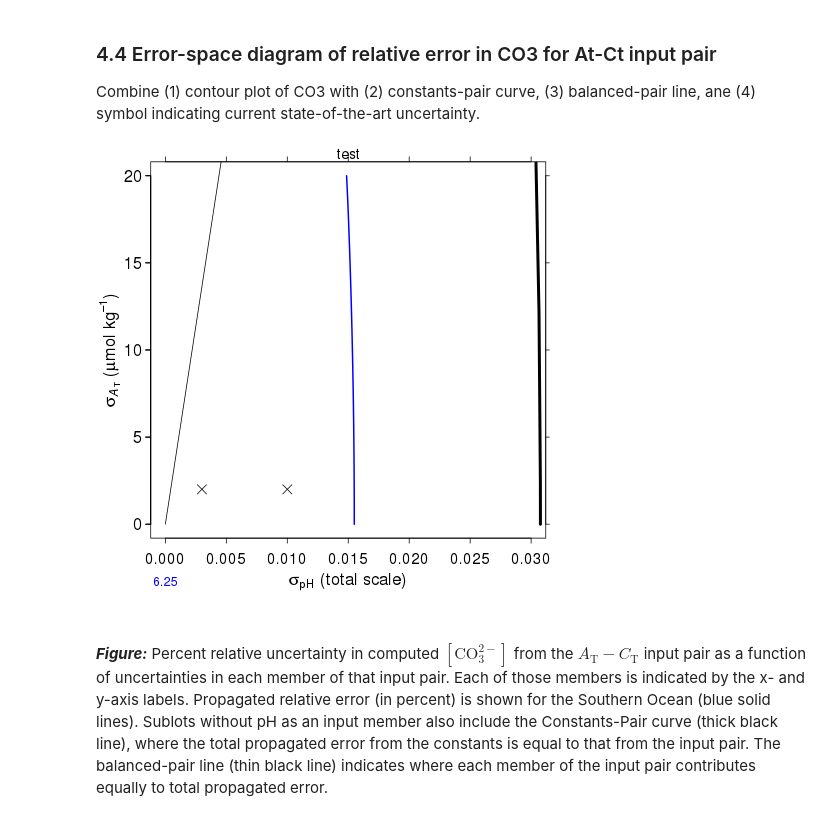
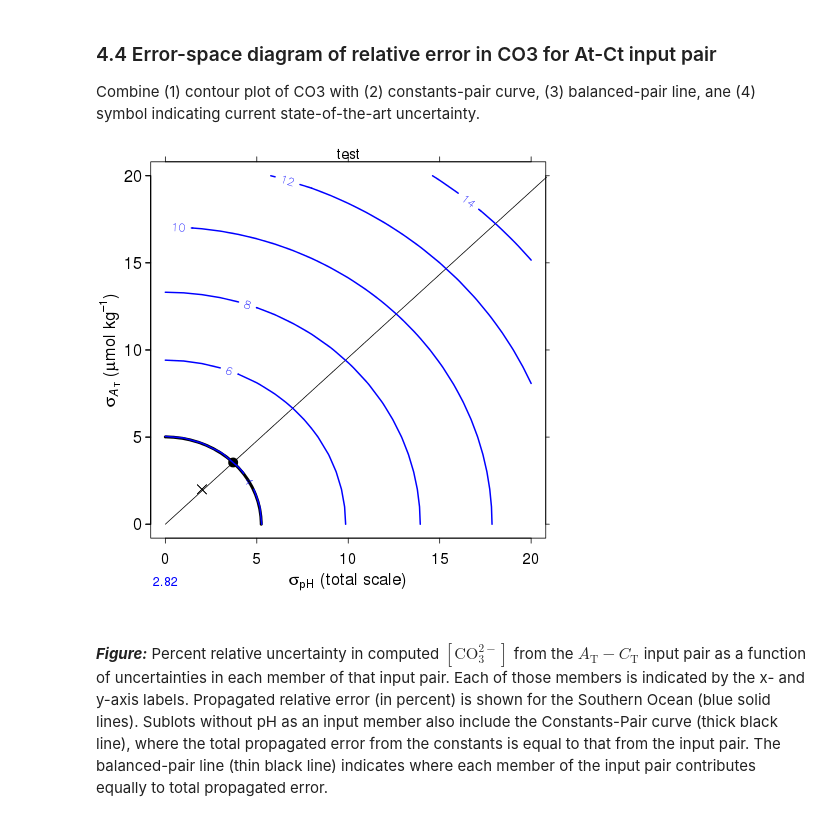
Before and after one commit to KatiRG/marineCO2ErrorPropagation, a Jupyter notebook: my_error-space-diagram-single-parameterized.ipynb, the cells around one changed output. Drawn from its saved outputs; the diff is of its cells as text; code cells hidden in the pictures.

```diff
--- a/my_error-space-diagram-single-parameterized.ipynb
+++ b/my_error-space-diagram-single-parameterized.ipynb
@@ -352,37 +343,38 @@ Combine (1) contour plot of CO3 with (2) constants-pair curve, (3) balanced-pair
   par(mfrow=c(1,1), mar=c(4,3.7,1,1.5)+0.1, oma=c(2,0,0,0.5), mgp=c(2,1,0), font.main=1)
 
   subtitle <- "test"
 
 #   At-Ct
 #   -------------------
 #     xlabel <- expression(paste(sigma[italic("C")[T]]," (",mu,"mol kg"^{-1},")",sep=""))
 #     ylabel <- expression(paste(sigma[italic("A")[T]]," (",mu,"mol kg"^{-1},")",sep=""))
       xlabel <- expression(paste(sigma[pH]," (total scale)",sep=""))
       ylabel <- expression(paste(sigma[italic("A")[T]]," (",mu,"mol kg"^{-1},")",sep=""))
 
-    sigcritXa <- sig1$CO3  ;  sigcritYa <- sig2$CO3  #sig2_ is x axis; sig1_ is y axis
+
     za <- rCO3
-    xlim <- c(0,0.03) ; ylim <- c(0,20)
-    levels1 <- c(4.2, seq(4,7,by=1))
+
 
 if (menu_flag == 15) {
+    sigcritXa <- sig2$CO3  ;  sigcritYa <- sig1$CO3  #sig2_ is x axis; sig1_ is y axis
     plterrcontour (sigcritXa, sigcritYa, xlabel, ylabel, subtitle, xlim, ylim,
 #                    sig1hp_AtCt$CO3, sig2hp_AtCt$CO3,
                    NULL, NULL,
                    zenon(sigm2$CO3), zenon(sigm1$CO3),
-                   var1_e_soa2, var2_e_soa2,
+                   var2_e_soa2, var1_e_soa2,
                    x, y, za, levels1,
                    'flattest')
 } else if (menu_flag ==8) {
+    sigcritXa <- sig1$CO3  ;  sigcritYa <- sig2$CO3  #sig2_ is x axis; sig1_ is y axis
     plterrcontour (sigcritXa, sigcritYa, xlabel, ylabel, subtitle, xlim, ylim,
 #                    sig1hp_AtCt$CO3, sig2hp_AtCt$CO3,
                    NULL, NULL,
                    zenon(sigm1$CO3), zenon(sigm2$CO3),
                    var1_e_soa2, var2_e_soa2,
                    x, y, za, levels1,
                    'flattest')
 }
 # %% [output]
-[figure, old version]
+[figure, new version]
 # %% [markdown]
 ***Figure:*** Percent relative uncertainty in computed $[\text{CO}_3^{2-}]$ from the $A_\text{T}-C_\text{T}$ input pair as a function of uncertainties in each member of that input pair. Each of those members is indicated by the x- and y-axis labels. Propagated relative error (in percent) is shown for the Southern Ocean (blue solid lines). Sublots without pH as an input member also include the Constants-Pair curve (thick black line), where the total propagated error from the constants is equal to that from the input pair. The balanced-pair line (thin black line) indicates where each member of the input pair contributes equally to total propagated error.
```
Also changed, not shown: parts of 4 cells of this notebook, 1 other file.
